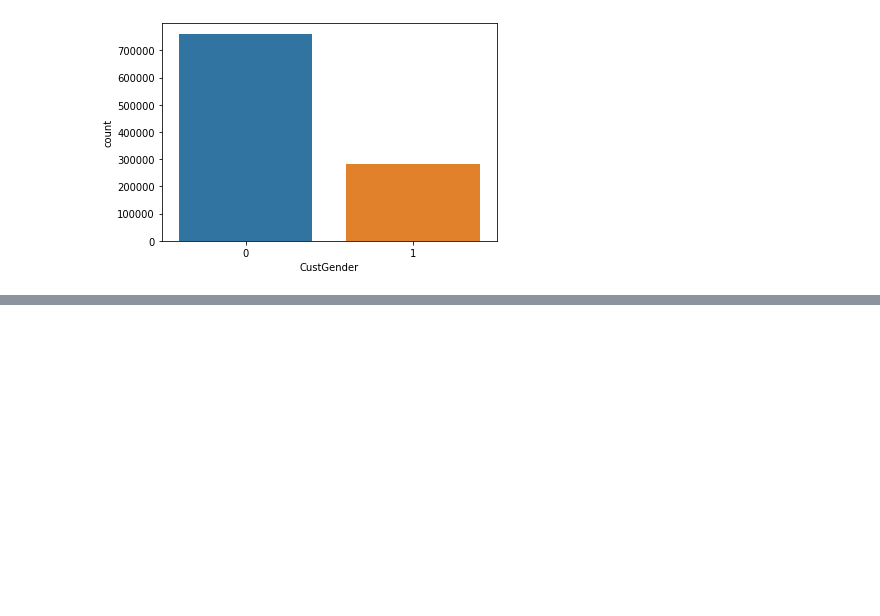
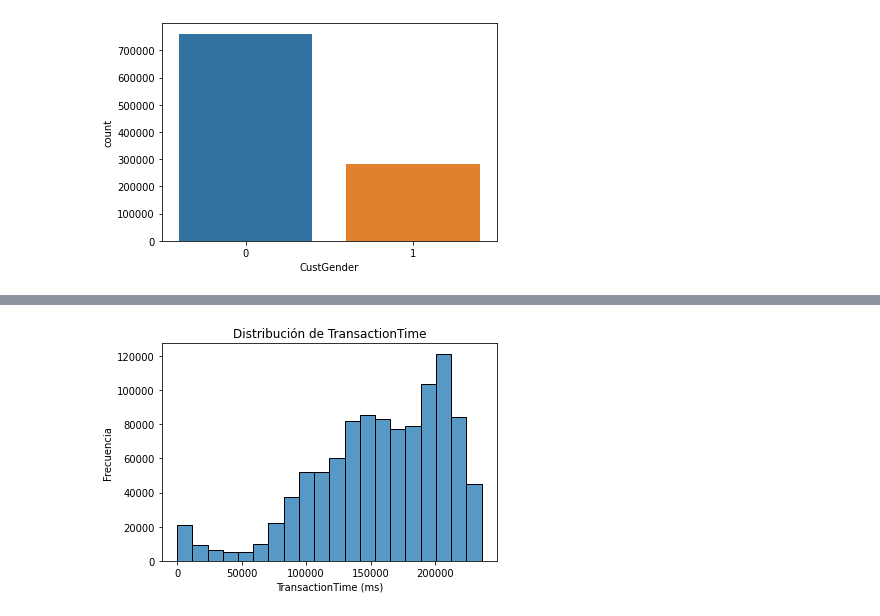
Before and after one commit to aleg001/Lab8, a Jupyter notebook: Lab8.ipynb, the cells around one changed output, grey strips where cells are left out. Cells and saved outputs as stored; diff of their text form; code cells hidden in the pictures; blank space fills up the shorter version.

```diff
--- a/Lab8.ipynb
+++ b/Lab8.ipynb
@@ -63,0 +68,8 @@ sns.histplot(data=bankT, y="CustLocation")
+# %%
+sns.histplot(data=bankT, x="TransactionTime", bins=20)
+plt.xlabel("TransactionTime (ms)")
+plt.ylabel("Frecuencia")
+plt.title("Distribución de TransactionTime")
+plt.show()
+# %% [output]
+[figure, added]
```
Also changed, not shown: parts of 5 cells of this notebook, 1 other file.
